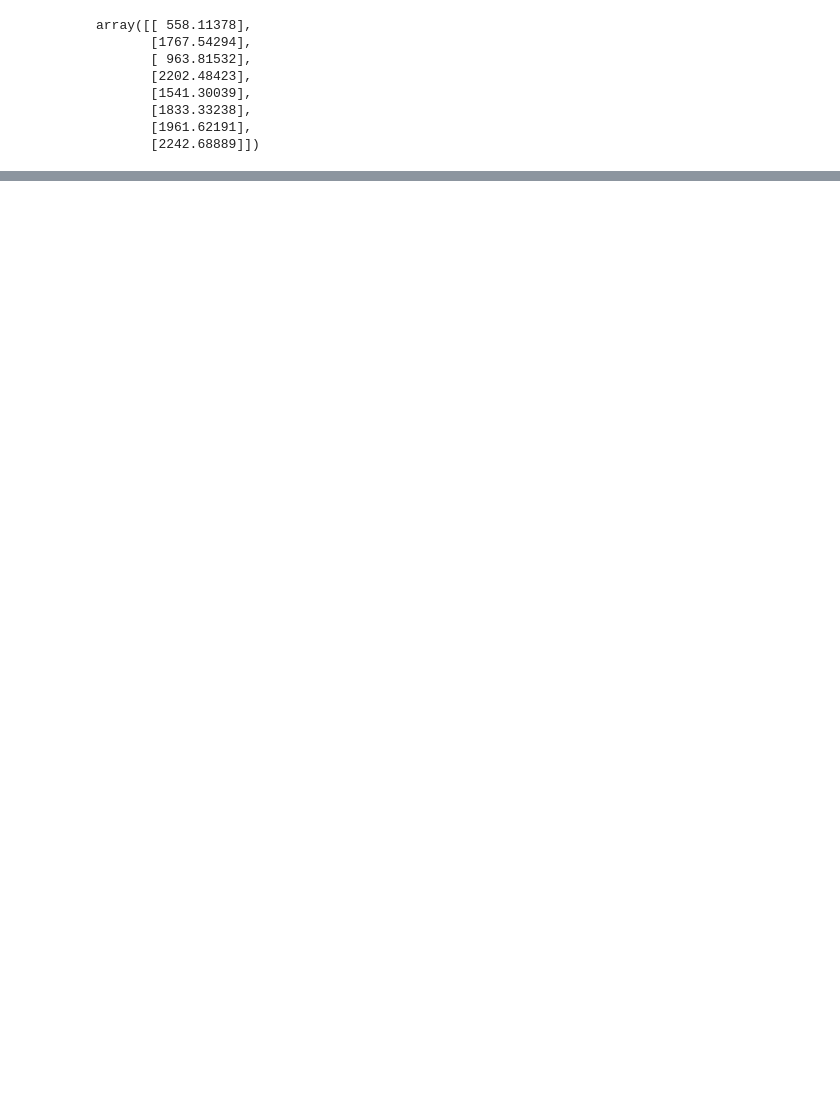
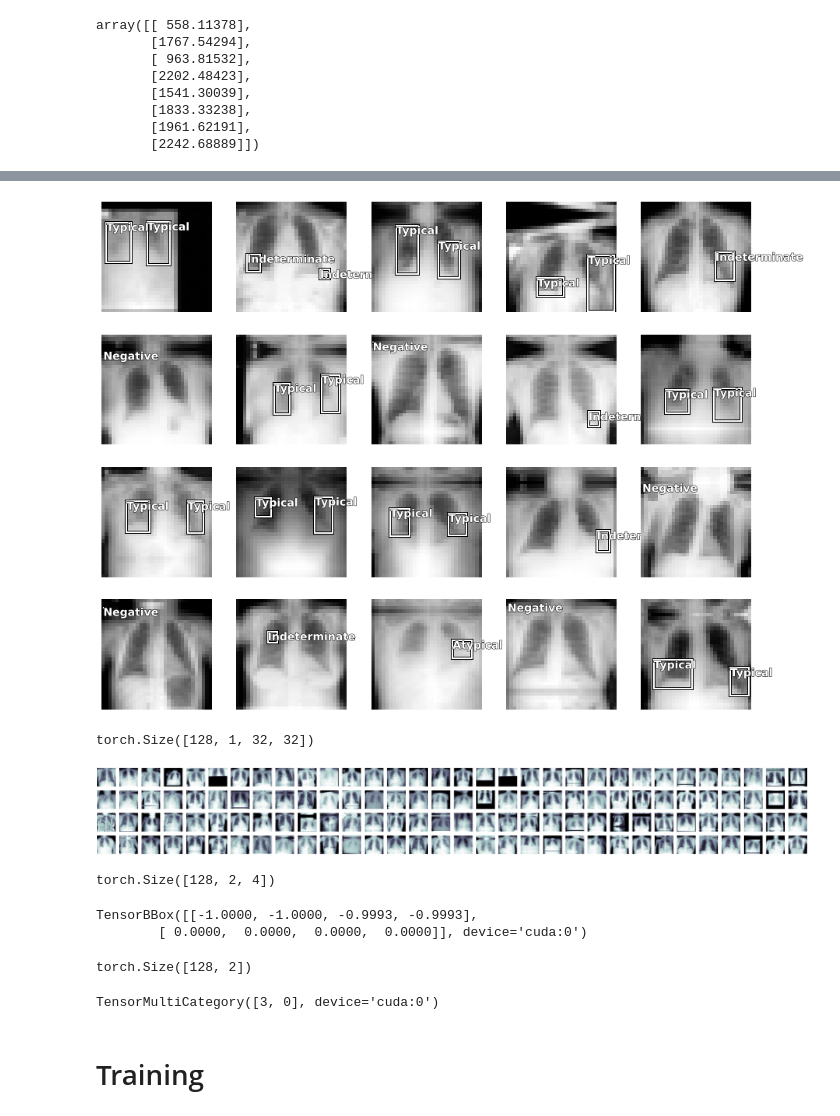
Before and after one commit to rajatpaliwal/SIIM-FISABIO-RSNA-COVID-19-Detection, a Jupyter notebook: Covid_19_detection_prediction.ipynb, the cells around one changed output, grey strips where cells are left out. Drawn from its saved outputs; the diff is of its cells as text; code cells hidden in the pictures; blank space fills up the shorter version.

```diff
--- a/Covid_19_detection_prediction.ipynb
+++ b/Covid_19_detection_prediction.ipynb
@@ -361,0 +536,28 @@ array([[ 558.11378],
+# %%
+#class to fix monochrome issue
+class FixMonochrome(PILDicom):
+    @classmethod
+    def create(cls, fn:(Path, str, bytes), fix_monochrome = True)->None:
+        if isinstance(fn, bytes): im = pydicom.dcmread(pydicom.filebase.DicomBytesIO(fn))
+        if isinstance(fn, (Path, str)): im = pydicom.dcmread(fn)
+        scaled = np.array(im.pixel_array)
+        if fix_monochrome and im.PhotometricInterpretation == "MONOCHROME1":
+            scaled = np.amax(scaled) - scaled
+        scaled = scaled - np.min(scaled)
+        scaled = scaled / np.max(scaled)
+        scaled = (scaled * 255).astype(np.uint8)
+        pill_im = Image.fromarray(scaled)
+        return cls(pill_im)
+# %%
+set_seed(77)
+siim = DataBlock(blocks=(ImageBlock(cls=FixMonochrome), BBoxBlock, BBoxLblBlock),
+                 get_items=get_items,
+                 splitter=RandomSplitter(),
+                 get_y=[get_bbox, get_lbl],
+                 item_tfms=Resize(32, method=ResizeMethod.Pad),
+                 n_inp=1)
+
+dls = siim.dataloaders(f'{data_source}/train', bs=128)
+dls.show_batch(max_n=20, ncols=5)
+# %% [output]
+[figure, added]
@@ -361,0 +567,29 @@ array([[ 558.11378],
+# %%
+img.shape
+# %% [output]
+torch.Size([128, 1, 32, 32])
+# %%
+#viewing the batch images
+show_images(img, nrows=4)
+# %% [output]
+[figure, added]
+# %%
+bbox.shape
+# %% [output]
+torch.Size([128, 2, 4])
+# %%
+bbox[0]
+# %% [output]
+TensorBBox([[-1.0000, -1.0000, -0.9993, -0.9993],
+        [ 0.0000,  0.0000,  0.0000,  0.0000]], device='cuda:0')
+# %%
+#128 sets of y_label
+lbl.shape
+# %% [output]
+torch.Size([128, 2])
+# %%
+lbl[0]
+# %% [output]
+TensorMultiCategory([3, 0], device='cuda:0')
+# %% [markdown]
+# Training
```
Also changed, not shown: parts of 45 cells of this notebook.
